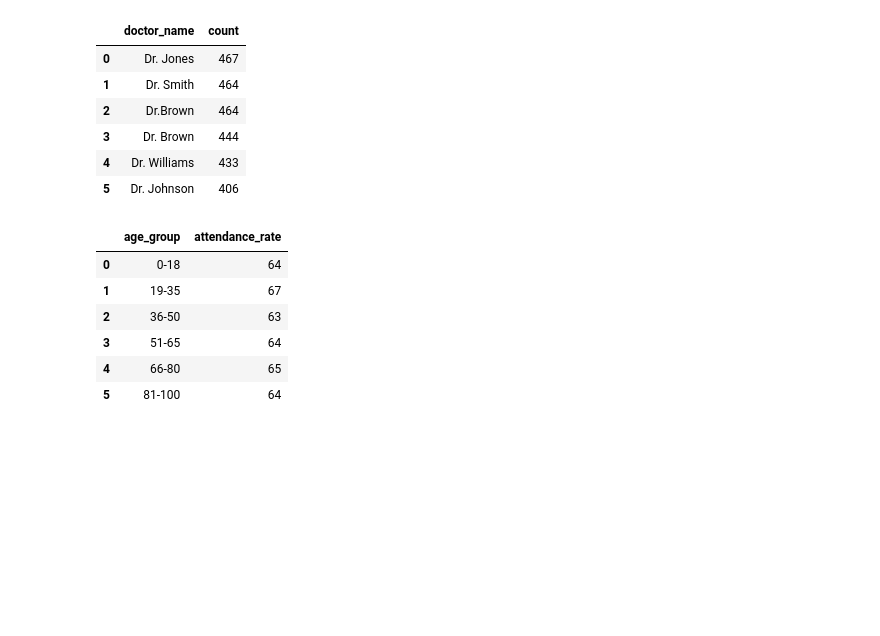
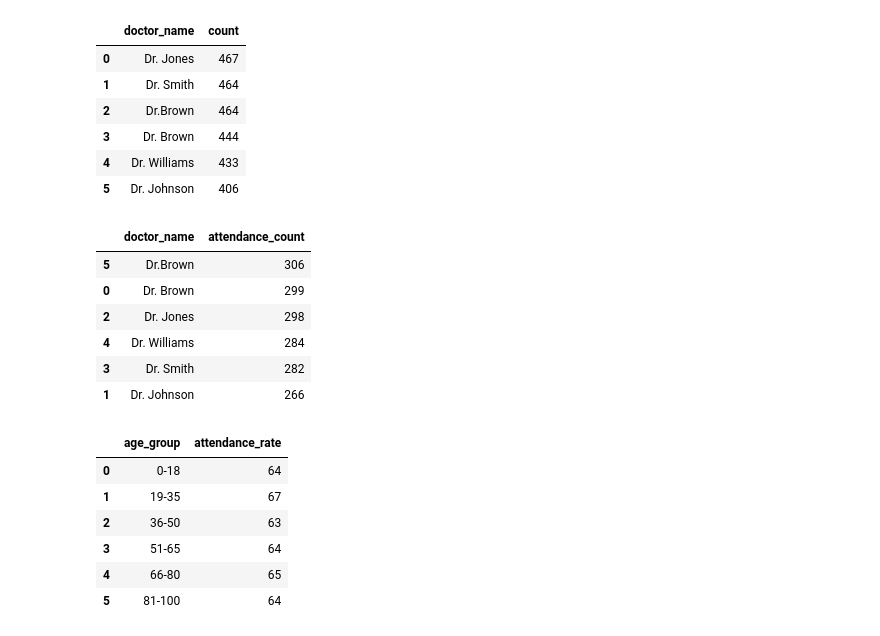
Before and after one commit to Ismat-Samadov/kyla_ProductAnalyst, a Jupyter notebook: task.ipynb, the cells around one changed output. Cells and saved outputs as stored; diff of their text form; code cells hidden in the pictures; blank space fills up the shorter version.

```diff
--- a/task.ipynb
+++ b/task.ipynb
@@ -409,6 +409,23 @@ grouped_doctors
 | 3 | Dr. Brown | 444 |
 | 4 | Dr. Williams | 433 |
 | 5 | Dr. Johnson | 406 |
+# %%
+# Grouping by doctor_name for attended appointments
+doctor_attendance_analysis = appointments_data[appointments_data['appointment_status'] == 'Attended']\
+    .groupby('doctor_name').size().reset_index(name='attendance_count')
+
+# Sorting the result to get the doctor with the highest attendance
+doctor_attendance_analysis_sorted = doctor_attendance_analysis.sort_values(by='attendance_count', ascending=False)
+
+doctor_attendance_analysis_sorted
+# %% [output]
+|  | doctor_name | attendance_count |
+| 5 | Dr.Brown | 306 |
+| 0 | Dr. Brown | 299 |
+| 2 | Dr. Jones | 298 |
+| 4 | Dr. Williams | 284 |
+| 3 | Dr. Smith | 282 |
+| 1 | Dr. Johnson | 266 |
 # %%
 # Define age groups and categorize patients
 bins = [0, 18, 35, 50, 65, 80, 100]
```
